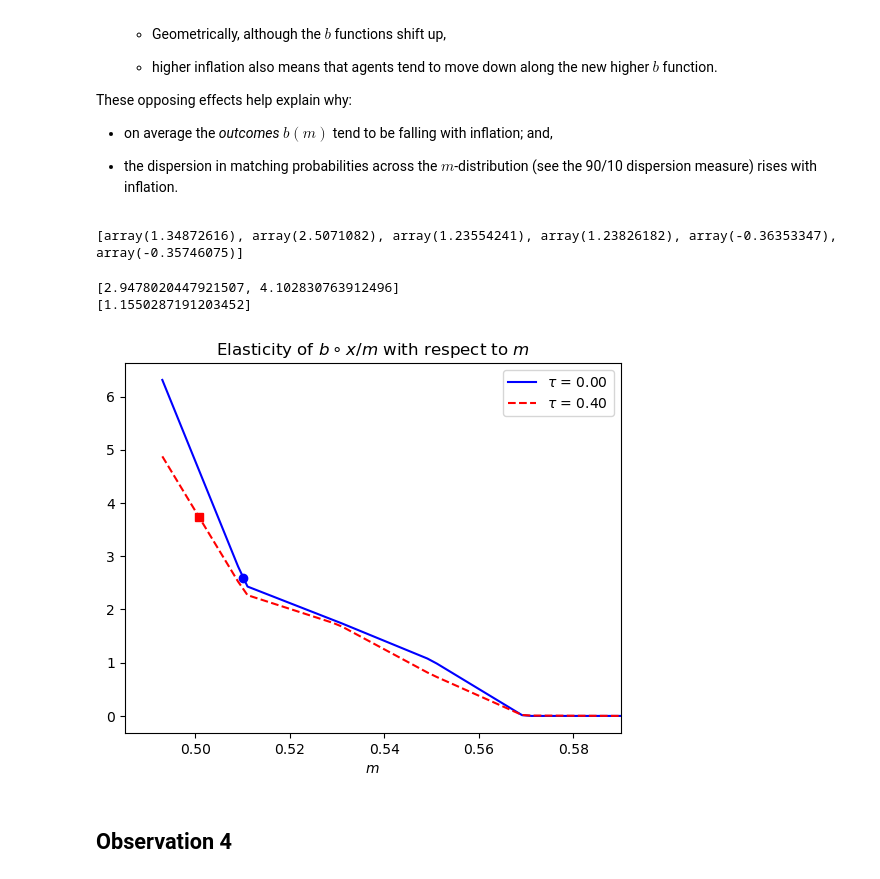
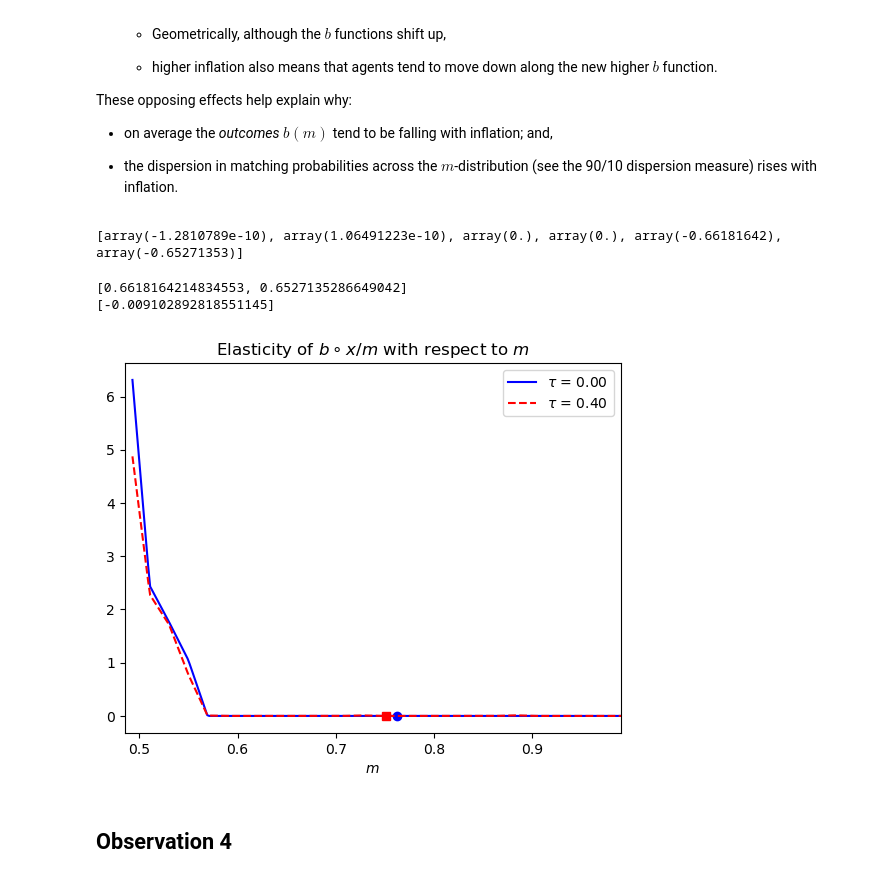
Before and after one commit to phantomachine/csm, a Jupyter notebook: python/compare_steadystates_policies-v2.ipynb, the cells around one changed output. Saved outputs shown, nothing was run; the diff lists cells and outputs as text; code cells hidden in the pictures.

```diff
--- a/python/compare_steadystates_policies-v2.ipynb
+++ b/python/compare_steadystates_policies-v2.ipynb
@@ -107,6 +107,7 @@ policies = {
 distro = {
             "m"       : [],
             "m_mean"  : [],
+            "m_mean_all": [],
             "m_10"    : [],
             "m_50"    : [],
             "m_90"    : [],
@@ -214,17 +215,16 @@ for experiment in τ_index_experiments:
     simhistory = results['distro']['simhistory']
     participation = results['distro']['simhistory']['parti']
 
-    m_sim = simhistory['m']
-    b_sim = simhistory['b']
-    x_sim = simhistory['x']
-    q_sim = simhistory['q']
+    m_sim_all = simhistory['m']
+    m_sim = simhistory['m'][participation == 1]
+    b_sim = simhistory['b'][participation == 1]
+    x_sim = simhistory['x'][participation == 1]
+    q_sim = simhistory['q'][participation == 1]
     distro["m"].append(m_sim)
     distro["m_mean"].append(m_sim.mean())
+    distro["m_mean_all"].append(m_sim_all.mean())
     distro["b_mean"].append(b_sim.mean())
     distro["x_mean"].append(x_sim.mean())
-    distro["m_mean-DM"].append(m_sim[participation == 1].mean())
-    distro["b_mean-DM"].append(m_sim[participation == 1].mean())
-    distro["x_mean-DM"].append(m_sim[participation == 1].mean())
     distro["m_10"].append(np.percentile(m_sim, 10))
     distro["m_50"].append(np.percentile(m_sim, 50))
     distro["m_90"].append(np.percentile(m_sim, 90))
@@ -440,7 +491,7 @@ ey1 = ey1f(m1)
 # %%
 print([eb0, eb1, ex0, ex1, ey0, ey1])
 # %% [output]
-[array(1.34872616), array(2.5071082), array(1.23554241), array(1.23826182), array(-0.36353347), array(-0.35746075)]
+[array(-1.2810789e-10), array(1.06491223e-10), array(0.), array(0.), array(-0.66181642), array(-0.65271353)]
 # %%
 # Mean bxm elasticities
 e_bxm0 = eb0 + ex0 - ey0
@@ -448,42 +499,42 @@ e_bxm1 = eb1 + ex1 - ey1
 print([e_bxm0, e_bxm1])
 print([e_bxm1 - e_bxm0])
 # %% [output]
-[2.9478020447921507, 4.102830763912496]
-[1.1550287191203452]
+[0.6618164214834553, 0.6527135286649042]
+[-0.009102892818551145]
 # %%
 def ebxm(m, experiment, policies):
     """Net elasticity of b*x/m is eb + ex - el"""
     ebf = policies["elasticity"]["b"][experiment][-2]
     eb = ebf(m)
     exf = policies["elasticity"]["x"][experiment][-2]
     ex = exf(m)
     elf = policies["elasticity"]["y"][experiment][-2]
     el = elf(m)
     return {"b": eb, "x": ex, "l": el, "bxm": eb + ex - el}
 
 m_e = m.copy()
 m_e[0] = 1e-8
 
 plt.figure()
 # plt.xlim([0.45, 0.58])
 plt.plot(m_e, ebxm(m_e, 0, policies)["bxm"], '-b',
          label=r"$\tau$ = {:2.2f}".format(
                                         4*policies["tau"][0]
                                         )
          )
 plt.plot(m0, ebxm(m0, 0, policies)["bxm"], 'ob')
 plt.plot(m_e, ebxm(m_e, 1, policies)["bxm"], '--r',
          label=r"$\tau$ = {:2.2f}".format(
                                         4*policies["tau"][1]
                                         )
          )
 plt.plot(m1, ebxm(m1, 1, policies)["bxm"], 'sr')
 plt.xlabel(r"$m$")
 plt.title(r"Elasticity of $b \circ x/m$ with respect to $m$")
 plt.legend()
-plt.xlim([0.485, 0.59]);
+plt.xlim([0.485, 0.99]);
 # %% [output]
-[figure, old version]
+[figure, new version]
 # %% [markdown]
 ## Observation 4
 # %% [markdown]
```
Also changed, not shown: parts of 15 cells of this notebook, 1 other file.
